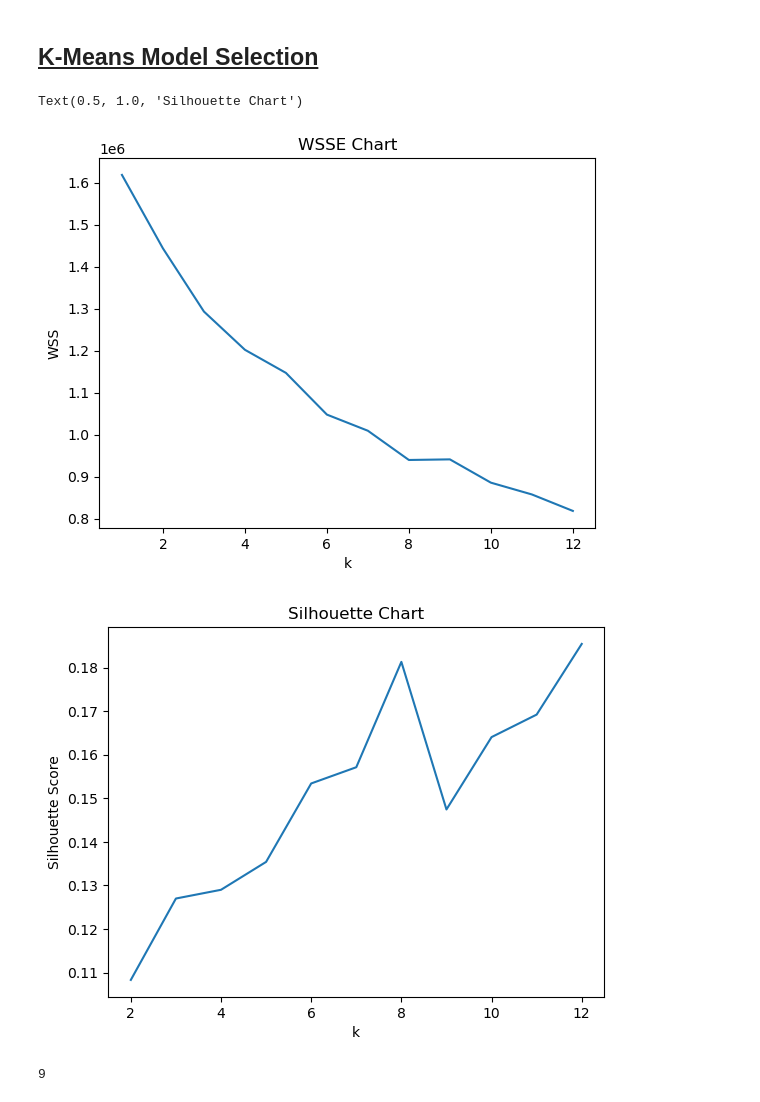
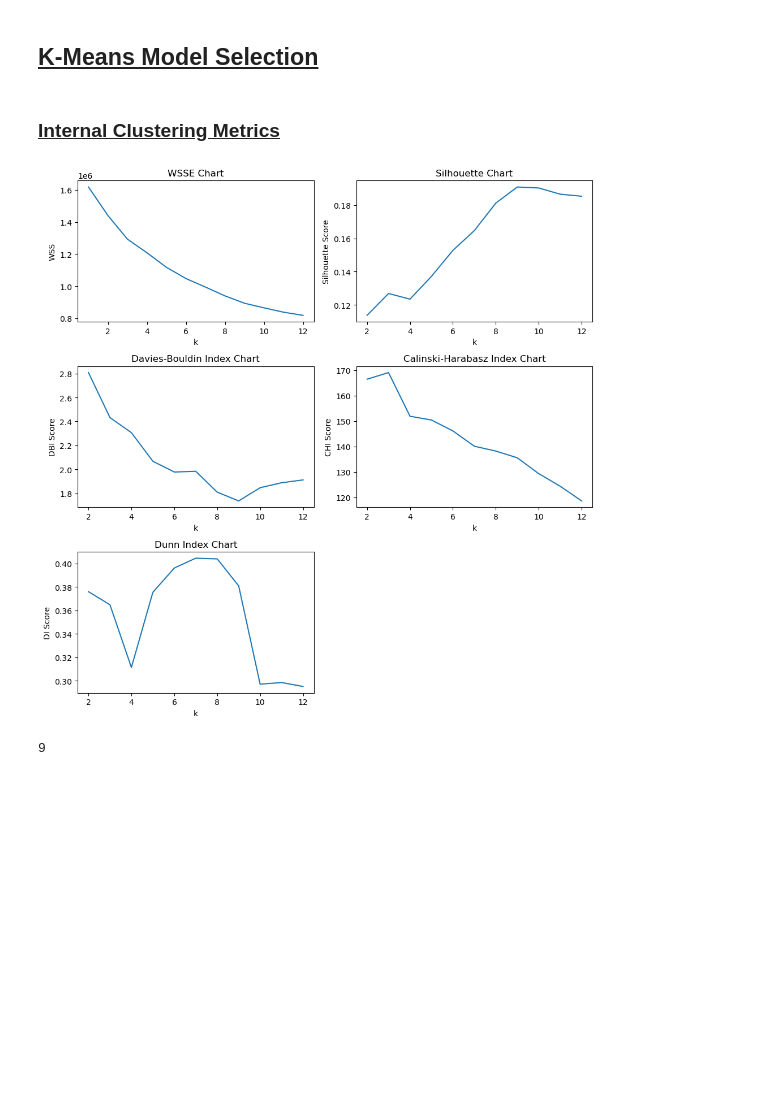
Before and after one commit to J-M-Bell/DigitClassifier, a Jupyter notebook: Digit Clustering.ipynb, the cells around one changed output. Cells and saved outputs as stored; diff of their text form; code cells hidden in the pictures; blank space fills up the shorter version.

Commit message:
Digit Clustering - did percentages of digits; ran internal metrics; printed subplots

```diff
--- a/Digit Clustering.ipynb
+++ b/Digit Clustering.ipynb
@@ -148,31 +172,63 @@ display(y_test.shape)
 (450,)
 # %% [markdown]
 <h2><strong><u>K-Means Model Selection</u></strong></h2>
+# %% [markdown]
+<h3><strong><u>Internal Clustering Metrics</u></strong></h3>
 # %%
 wss_values = []
 sil_values = []
+dbi_values = []
+chi_values = []
+dunn_values = []
+
 maximum = 13
 wsse_range = range(1,maximum)
 sil_range = range(2,maximum)
 
 for k in wsse_range:
-    clusters = KMeans(n_clusters=k).fit(X_train)
+    clusters = KMeans(n_clusters=k, random_state=0).fit(X_train)
+    labels = clusters.predict(X_train)
+    cm = ClusteringMetric(X=X_train, y_pred=labels)
     wss_values.append(clusters.inertia_)
-    if k > 1: sil_values.append(silhouette_score(X_train, clusters.labels_))
+    if k > 1:
+        sil_values.append(silhouette_score(X_train, clusters.labels_))
+        dbi_values.append(davies_bouldin_score(X_train, labels))
+        chi_values.append(calinski_harabasz_score(X_train, labels))
+        dunn_values.append(cm.dunn_index())
 
-plt.plot(wsse_range, wss_values)
-plt.xlabel("k")
-plt.ylabel("WSS")
-plt.title("WSSE Chart")
-plt.figure()
-plt.plot(sil_range, sil_values)
-plt.xlabel("k")
-plt.ylabel("Silhouette Score")
-plt.title("Silhouette Chart")
+fig, axes = plt.subplots(nrows=3, ncols=2, figsize=(10, 10))
+
+axes[0,0].plot(wsse_range, wss_values)
+axes[0,0].set_xlabel("k")
+axes[0,0].set_ylabel("WSS")
+axes[0,0].set_title("WSSE Chart")
+
+axes[0,1].plot(sil_range, sil_values)
+axes[0,1].set_xlabel("k")
+axes[0,1].set_ylabel("Silhouette Score")
+axes[0,1].set_title("Silhouette Chart")
+
+axes[1,0].plot(sil_range, dbi_values)
+axes[1,0].set_xlabel("k")
+axes[1,0].set_ylabel("DBI Score")
+axes[1,0].set_title("Davies-Bouldin Index Chart")
+
+axes[1,1].plot(sil_range, chi_values)
+axes[1,1].set_xlabel("k")
+axes[1,1].set_ylabel("CHI Score")
+axes[1,1].set_title("Calinski-Harabasz Index Chart")
+
+axes[2,0].plot(sil_range, dunn_values)
+axes[2,0].set_xlabel("k")
+axes[2,0].set_ylabel("DI Score")
+axes[2,0].set_title("Dunn Index Chart")
+
+fig.delaxes(axes[2,1])
+
+plt.tight_layout()
+plt.show()
 # %% [output]
-Text(0.5, 1.0, 'Silhouette Chart')
-[figure, old version]
+[figure, new version]
-[figure, removed]
 # %%
 sil_values.index(max(sil_values))
 # %% [output]
```
Also changed, not shown: parts of 7 cells of this notebook.
